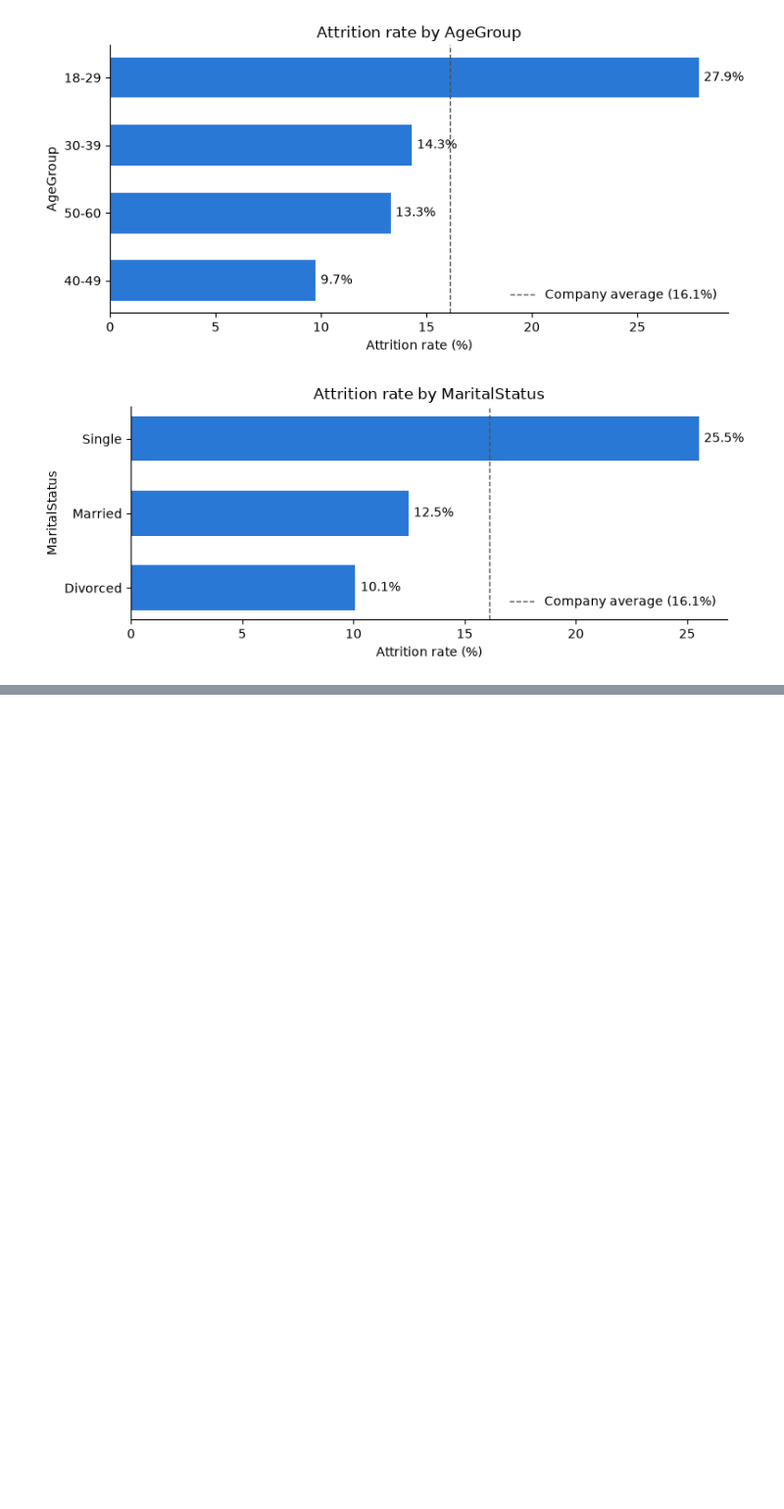
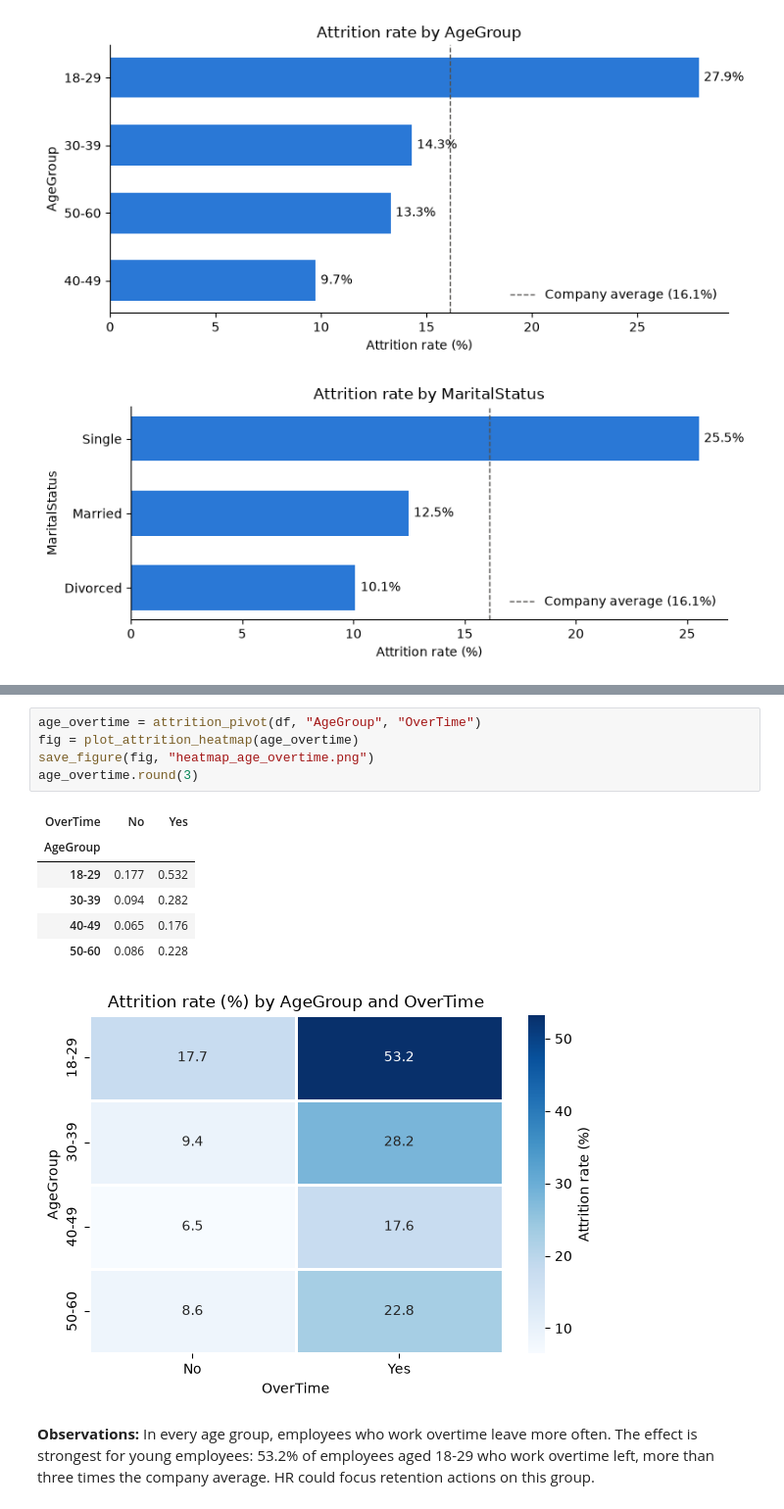
Before and after one commit to siennaduong/HR-analytics, a Jupyter notebook: notebooks/attrition_report.ipynb, the cells around one changed output, grey strips where cells are left out. Shown at 98% size. Drawn from its saved outputs; the diff is of its cells as text; blank space fills up the shorter version.

Commit message:
Add age and overtime heatmap section to report notebook

```diff
--- a/notebooks/attrition_report.ipynb
+++ b/notebooks/attrition_report.ipynb
@@ -119,0 +124,18 @@ for column in ["Department", "AgeGroup", "MaritalStatus"]:
+# %%
+age_overtime = attrition_pivot(df, "AgeGroup", "OverTime")
+fig = plot_attrition_heatmap(age_overtime)
+save_figure(fig, "heatmap_age_overtime.png")
+age_overtime.round(3)
+# %% [output]
+| OverTime | No | Yes |
+| AgeGroup |  |  |
+| 18-29 | 0.177 | 0.532 |
+| 30-39 | 0.094 | 0.282 |
+| 40-49 | 0.065 | 0.176 |
+| 50-60 | 0.086 | 0.228 |
+[figure, added]
+# %% [markdown]
+**Observations:** In every age group, employees who work overtime
+leave more often. The effect is strongest for young employees: 53.2%
+of employees aged 18-29 who work overtime left, more than three times
+the company average. HR could focus retention actions on this group.
```
Also changed, not shown: parts of 3 cells of this notebook.
